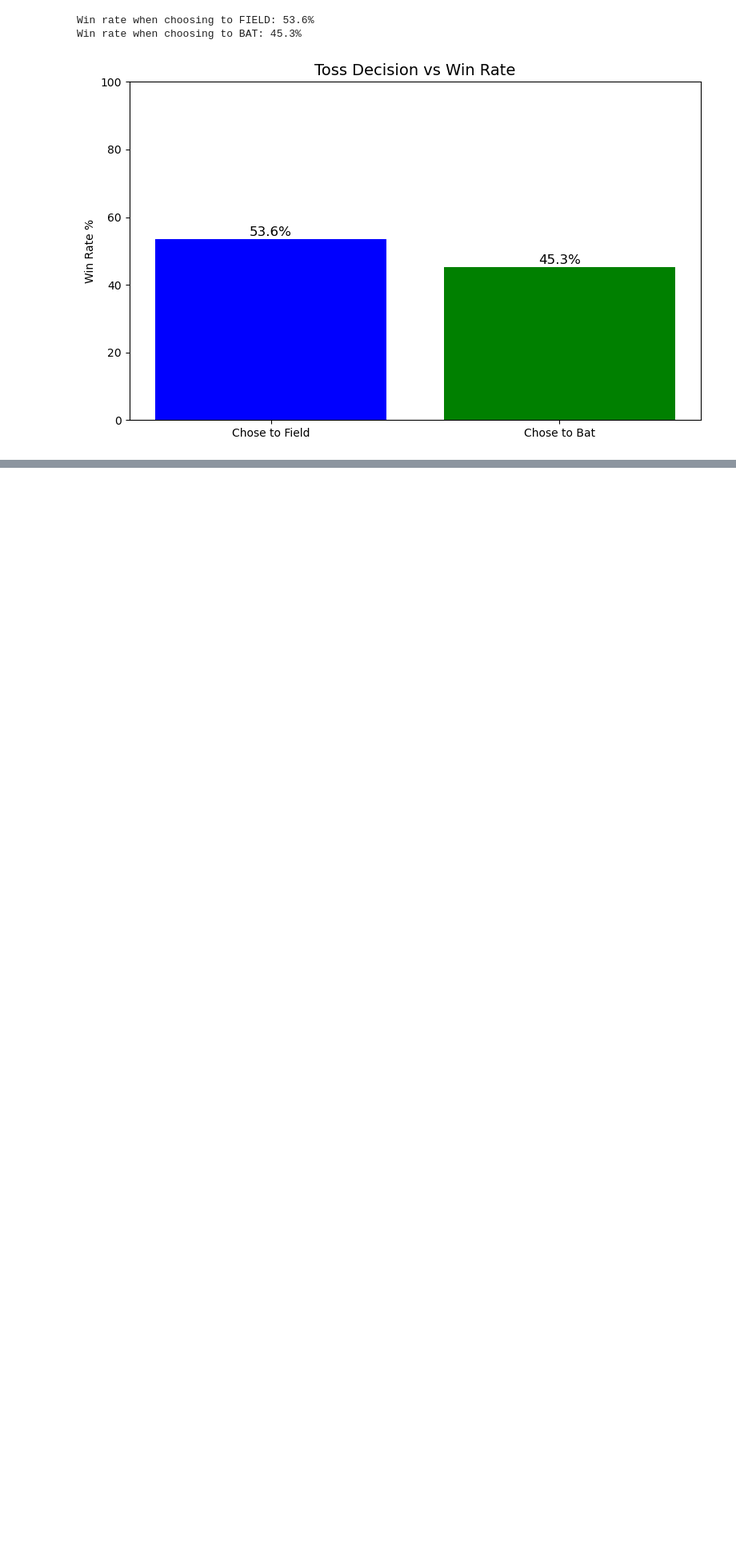
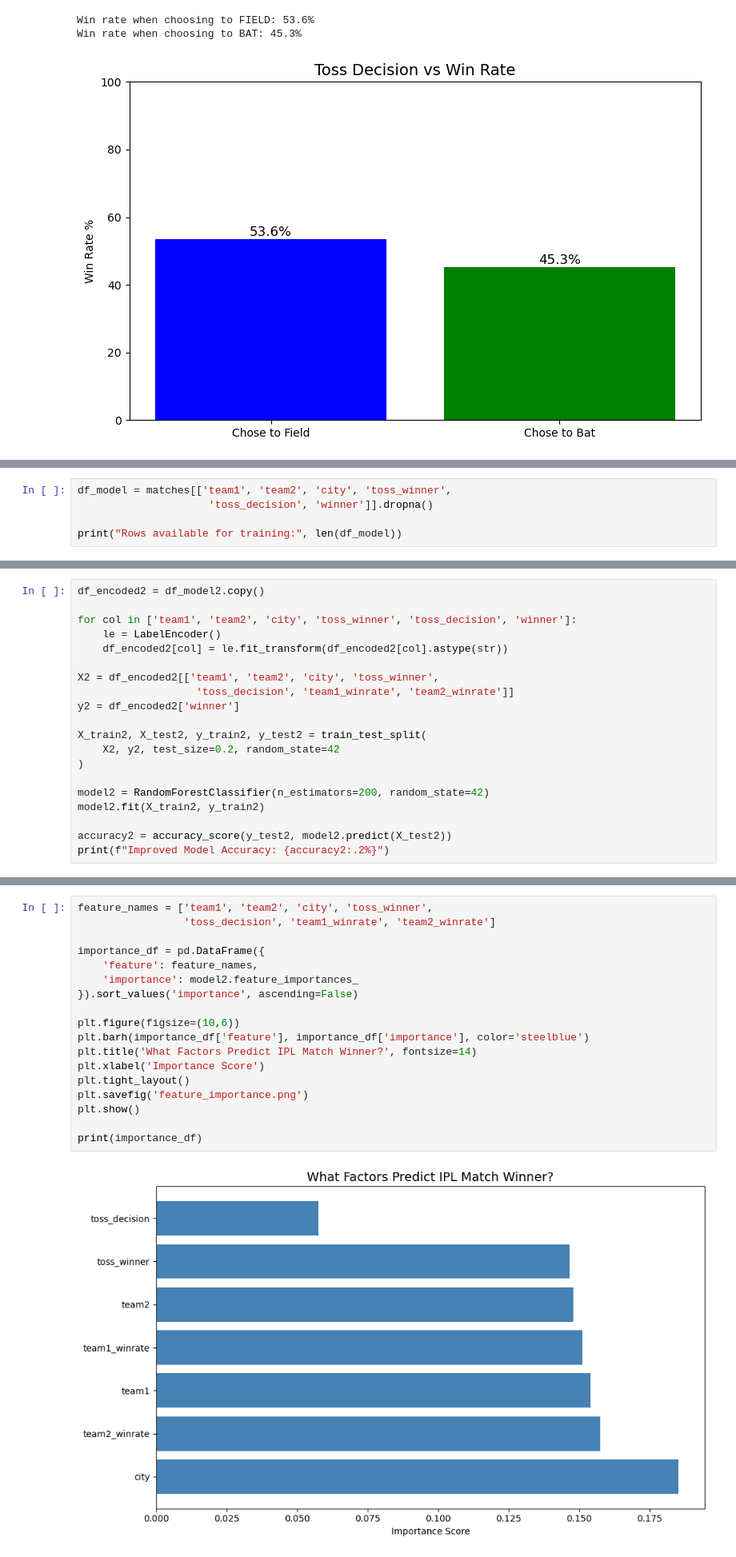
Before and after one commit to nandinimattipalli-rgb/-ipl-analysis, a Jupyter notebook: Untitled.ipynb, the cells around one changed output, grey strips where cells are left out. Shown at 80% size. Cells and saved outputs as stored; diff of their text form; blank space fills up the shorter version.

Commit message:
Day 3: ML model + README complete

```diff
--- a/Untitled.ipynb
+++ b/Untitled.ipynb
@@ -232,0 +245,5 @@ plt.show()
+# %%
+df_model = matches[['team1', 'team2', 'city', 'toss_winner',
+                     'toss_decision', 'winner']].dropna()
+
+print("Rows available for training:", len(df_model))
@@ -232,0 +317,20 @@ plt.show()
+# %%
+df_encoded2 = df_model2.copy()
+
+for col in ['team1', 'team2', 'city', 'toss_winner', 'toss_decision', 'winner']:
+    le = LabelEncoder()
+    df_encoded2[col] = le.fit_transform(df_encoded2[col].astype(str))
+
+X2 = df_encoded2[['team1', 'team2', 'city', 'toss_winner',
+                   'toss_decision', 'team1_winrate', 'team2_winrate']]
+y2 = df_encoded2['winner']
+
+X_train2, X_test2, y_train2, y_test2 = train_test_split(
+    X2, y2, test_size=0.2, random_state=42
+)
+
+model2 = RandomForestClassifier(n_estimators=200, random_state=42)
+model2.fit(X_train2, y_train2)
+
+accuracy2 = accuracy_score(y_test2, model2.predict(X_test2))
+print(f"Improved Model Accuracy: {accuracy2:.2%}")
@@ -232,0 +339,20 @@ plt.show()
+# %%
+feature_names = ['team1', 'team2', 'city', 'toss_winner',
+                 'toss_decision', 'team1_winrate', 'team2_winrate']
+
+importance_df = pd.DataFrame({
+    'feature': feature_names,
+    'importance': model2.feature_importances_
+}).sort_values('importance', ascending=False)
+
+plt.figure(figsize=(10,6))
+plt.barh(importance_df['feature'], importance_df['importance'], color='steelblue')
+plt.title('What Factors Predict IPL Match Winner?', fontsize=14)
+plt.xlabel('Importance Score')
+plt.tight_layout()
+plt.savefig('feature_importance.png')
+plt.show()
+
+print(importance_df)
+# %% [output]
+[figure, added]
```
Also changed, not shown: parts of 13 cells of this notebook, 2 other files.
